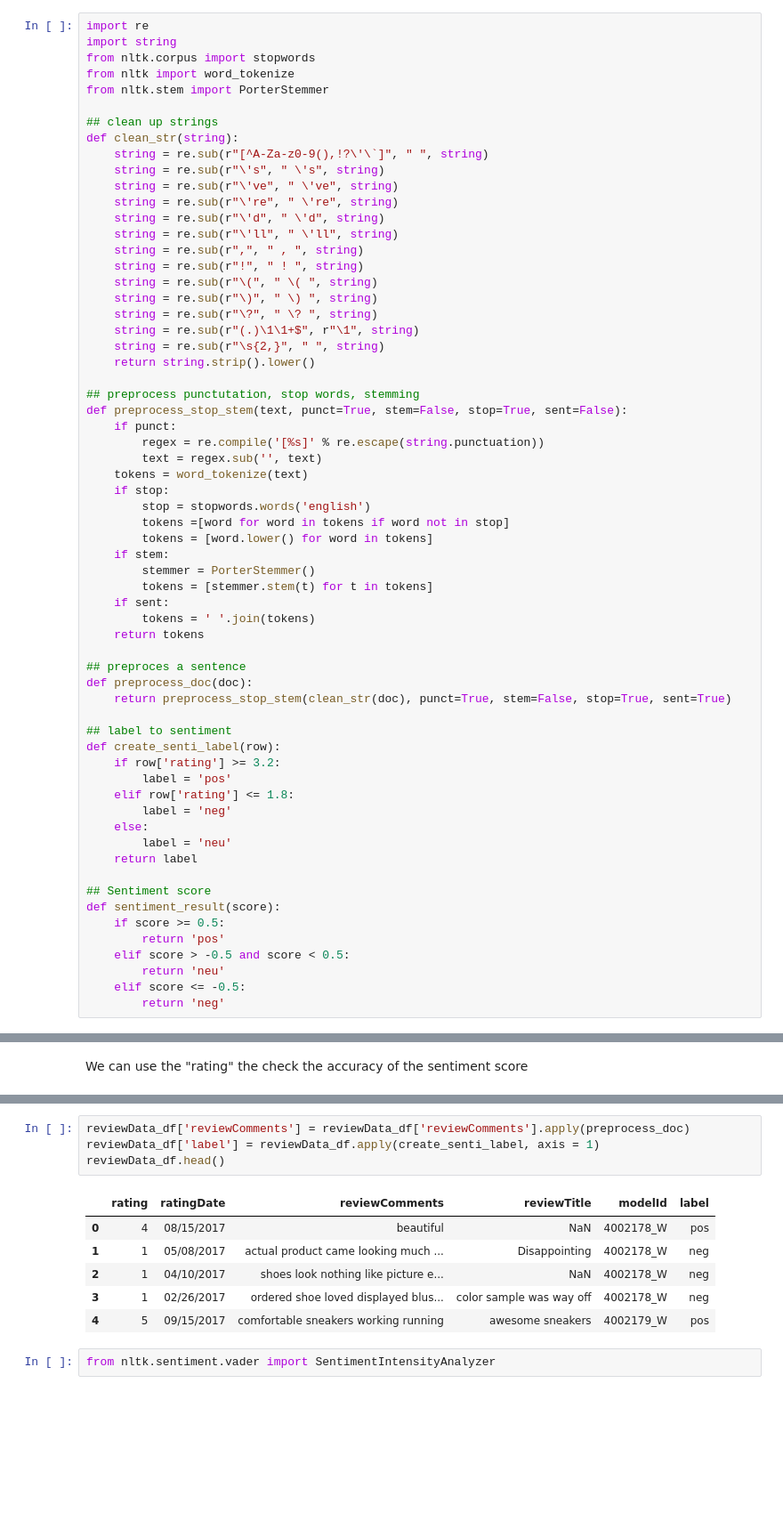
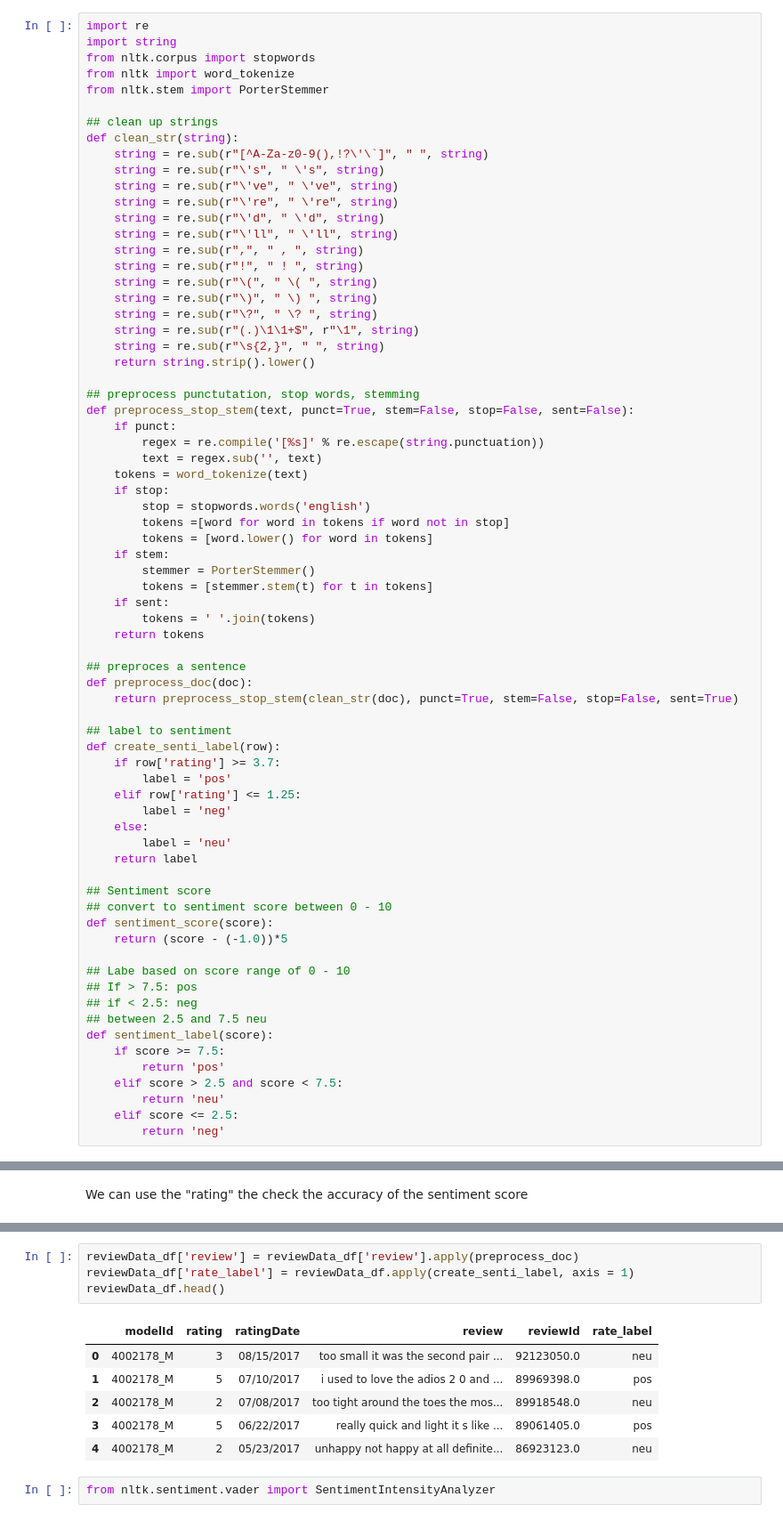
Before and after one commit to data2iq/online_review_ML, a Jupyter notebook: Sentiment_model_survey.ipynb, the cells around one changed output, grey strips where cells are left out. Shown at 89% size. Saved outputs shown, nothing was run; the diff lists cells and outputs as text; blank space fills up the shorter version.

```diff
--- a/Sentiment_model_survey.ipynb
+++ b/Sentiment_model_survey.ipynb
@@ -37,7 +38,7 @@ def clean_str(string):
     return string.strip().lower()
 
 ## preprocess punctutation, stop words, stemming
-def preprocess_stop_stem(text, punct=True, stem=False, stop=True, sent=False):
+def preprocess_stop_stem(text, punct=True, stem=False, stop=False, sent=False):
     if punct:
         regex = re.compile('[%s]' % re.escape(string.punctuation))
         text = regex.sub('', text)
@@ -55,25 +56,33 @@ def preprocess_stop_stem(text, punct=True, stem=False, stop=True, sent=False):
 
 ## preproces a sentence
 def preprocess_doc(doc):
-    return preprocess_stop_stem(clean_str(doc), punct=True, stem=False, stop=True, sent=True)
+    return preprocess_stop_stem(clean_str(doc), punct=True, stem=False, stop=False, sent=True)
 
 ## label to sentiment
 def create_senti_label(row):
-    if row['rating'] >= 3.2:
+    if row['rating'] >= 3.7:
         label = 'pos'
-    elif row['rating'] <= 1.8:
+    elif row['rating'] <= 1.25:
         label = 'neg'
     else:
         label = 'neu'
     return label
 
 ## Sentiment score
-def sentiment_result(score):
-    if score >= 0.5:
+## convert to sentiment score between 0 - 10
+def sentiment_score(score):
+    return (score - (-1.0))*5
+
+## Labe based on score range of 0 - 10
+## If > 7.5: pos
+## if < 2.5: neg
+## between 2.5 and 7.5 neu
+def sentiment_label(score):
+    if score >= 7.5:
         return 'pos'
-    elif score > -0.5 and score < 0.5:
+    elif score > 2.5 and score < 7.5:
         return 'neu'
-    elif score <= -0.5:
+    elif score <= 2.5:
         return 'neg'
 # %% [markdown]
 
@@ -93,14 +102,14 @@ reviewData_df.head()
 # %%
-reviewData_df['reviewComments'] = reviewData_df['reviewComments'].apply(preprocess_doc)
-reviewData_df['label'] = reviewData_df.apply(create_senti_label, axis = 1)
+reviewData_df['review'] = reviewData_df['review'].apply(preprocess_doc)
+reviewData_df['rate_label'] = reviewData_df.apply(create_senti_label, axis = 1)
 reviewData_df.head()
 # %% [output]
-|  | rating | ratingDate | reviewComments | reviewTitle | modelId | label |
-| 0 | 4 | 08/15/2017 | beautiful | NaN | 4002178_W | pos |
-| 1 | 1 | 05/08/2017 | actual product came looking much ... | Disappointing | 4002178_W | neg |
-| 2 | 1 | 04/10/2017 | shoes look nothing like picture e... | NaN | 4002178_W | neg |
-| 3 | 1 | 02/26/2017 | ordered shoe loved displayed blus... | color sample was way off | 4002178_W | neg |
-| 4 | 5 | 09/15/2017 | comfortable sneakers working running | awesome sneakers | 4002179_W | pos |
+|  | modelId | rating | ratingDate | review | reviewId | rate_label |
+| 0 | 4002178_M | 3 | 08/15/2017 | too small it was the second pair ... | 92123050.0 | neu |
+| 1 | 4002178_M | 5 | 07/10/2017 | i used to love the adios 2 0 and ... | 89969398.0 | pos |
+| 2 | 4002178_M | 2 | 07/08/2017 | too tight around the toes the mos... | 89918548.0 | neu |
+| 3 | 4002178_M | 5 | 06/22/2017 | really quick and light it s like ... | 89061405.0 | pos |
+| 4 | 4002178_M | 2 | 05/23/2017 | unhappy not happy at all definite... | 86923123.0 | neu |
 # %%
 from nltk.sentiment.vader import SentimentIntensityAnalyzer
 # %% [markdown]
```
Also changed, not shown: parts of 19 cells of this notebook, 6 other files.
